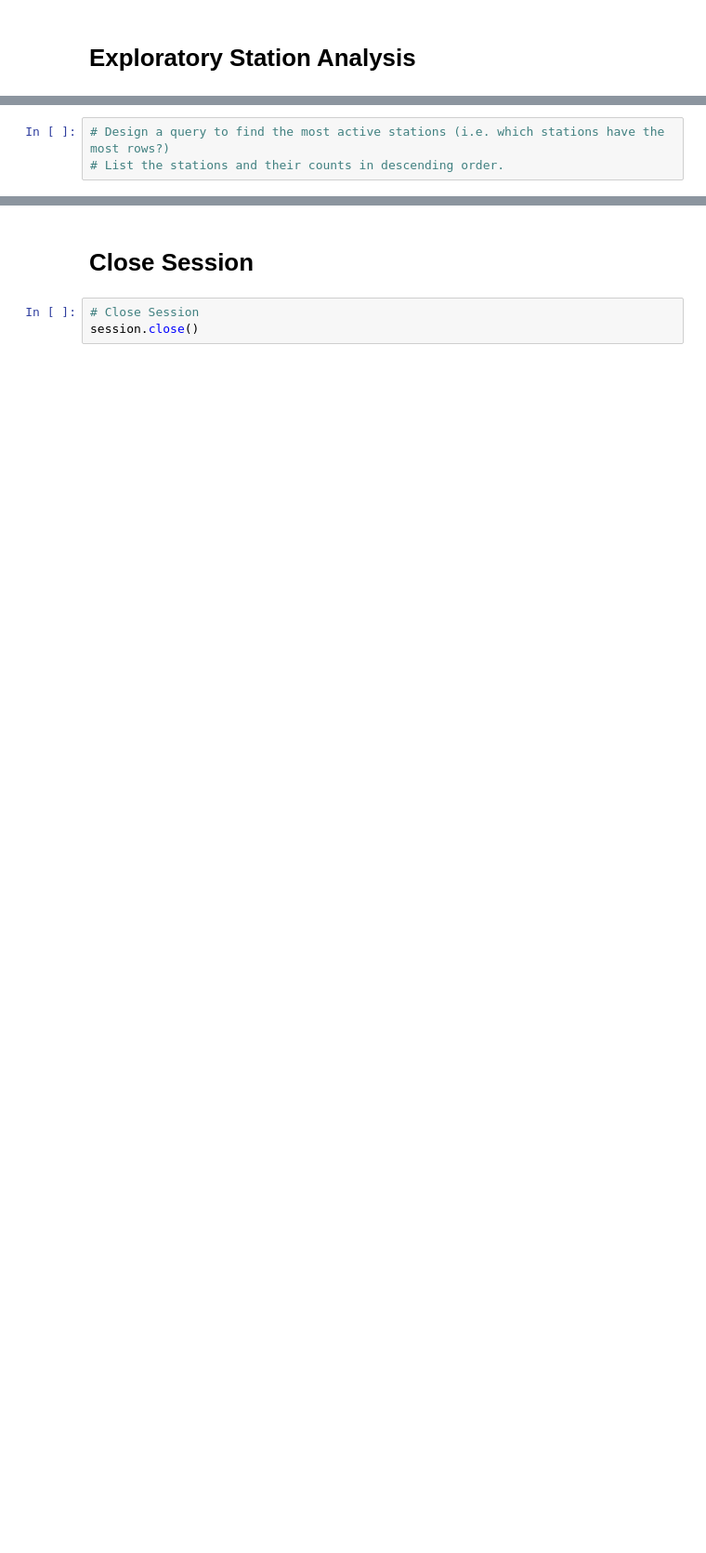
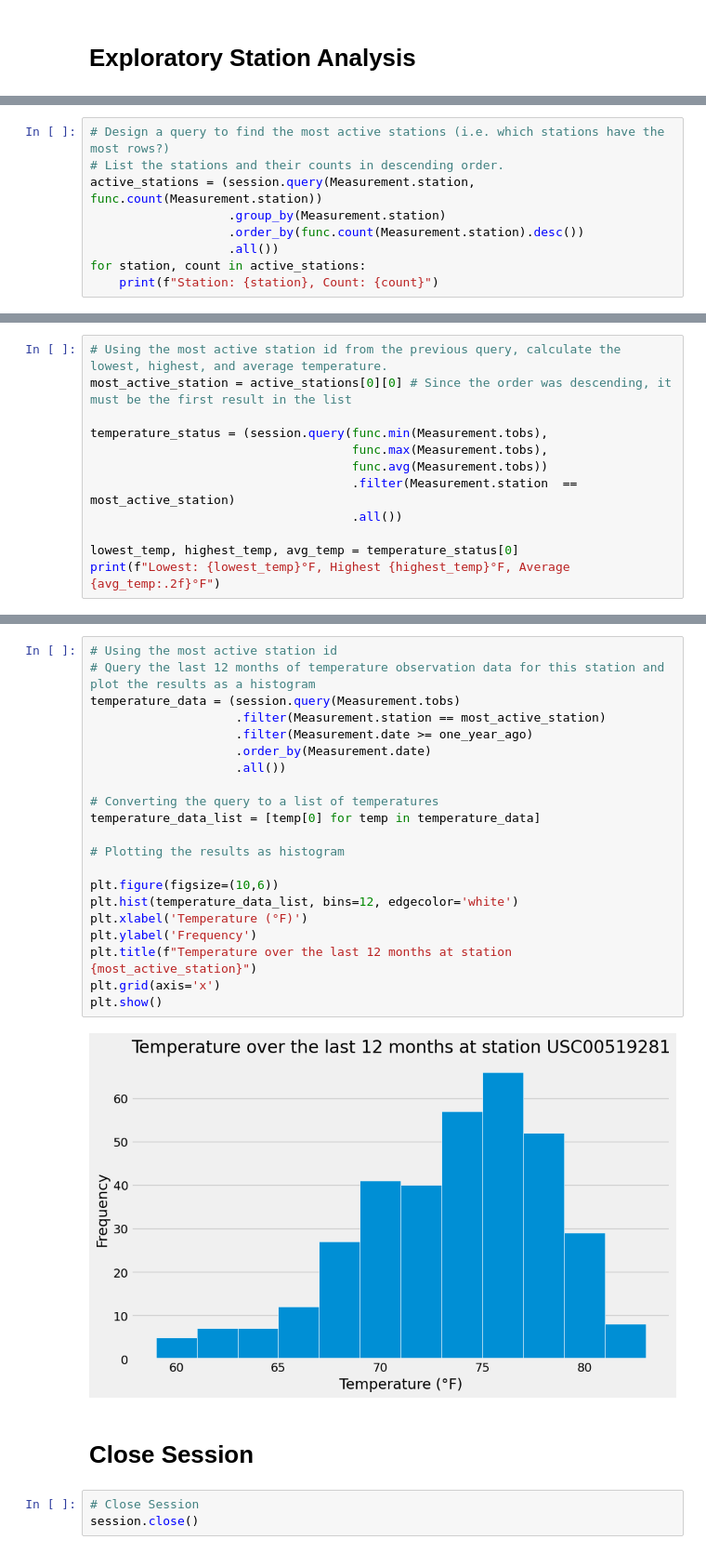
Before and after one commit to CassioSperb/sqlalchemy-challenge, a Jupyter notebook: SurfsUp/climate.ipynb, the cells around one changed output, grey strips where cells are left out. Shown: that part at 93% size. Drawn from its saved outputs; the diff is of its cells as text; blank space fills up the shorter version.

```diff
--- a/SurfsUp/climate.ipynb
+++ b/SurfsUp/climate.ipynb
@@ -110,4 +114,10 @@ plt.show()
 # %%
 # Design a query to find the most active stations (i.e. which stations have the most rows?)
 # List the stations and their counts in descending order.
+active_stations = (session.query(Measurement.station, func.count(Measurement.station))
+                   .group_by(Measurement.station)
+                   .order_by(func.count(Measurement.station).desc())
+                   .all())
+for station, count in active_stations:
+    print(f"Station: {station}, Count: {count}")
 # %% [output]
@@ -132,0 +133,12 @@ Text(0.5, 4.183333333333314, 'Temperature')
+# %%
+# Using the most active station id from the previous query, calculate the lowest, highest, and average temperature.
+most_active_station = active_stations[0][0] # Since the order was descending, it must be the first result in the list
+
+temperature_status = (session.query(func.min(Measurement.tobs),
+                                    func.max(Measurement.tobs),
+                                    func.avg(Measurement.tobs))
+                                    .filter(Measurement.station  == most_active_station)
+                                    .all())
+
+lowest_temp, highest_temp, avg_temp = temperature_status[0]
+print(f"Lowest: {lowest_temp}°F, Highest {highest_temp}°F, Average {avg_temp:.2f}°F")
@@ -133,3 +147,26 @@ Text(0.5, 4.183333333333314, 'Temperature')
+# %%
+# Using the most active station id
+# Query the last 12 months of temperature observation data for this station and plot the results as a histogram
+temperature_data = (session.query(Measurement.tobs)
+                    .filter(Measurement.station == most_active_station)
+                    .filter(Measurement.date >= one_year_ago)
+                    .order_by(Measurement.date)
+                    .all())
+
+# Converting the query to a list of temperatures
+temperature_data_list = [temp[0] for temp in temperature_data]
+
+# Plotting the results as histogram
+
+plt.figure(figsize=(10,6))
+plt.hist(temperature_data_list, bins=12, edgecolor='white')
+plt.xlabel('Temperature (°F)')
+plt.ylabel('Frequency')
+plt.title(f"Temperature over the last 12 months at station {most_active_station}")
+plt.grid(axis='x')
+plt.show()
+# %% [output]
+[figure, added]
 # %% [markdown]
 # Close Session
 # %%
```
Also changed, not shown: parts of 8 cells of this notebook, 1 other file.
